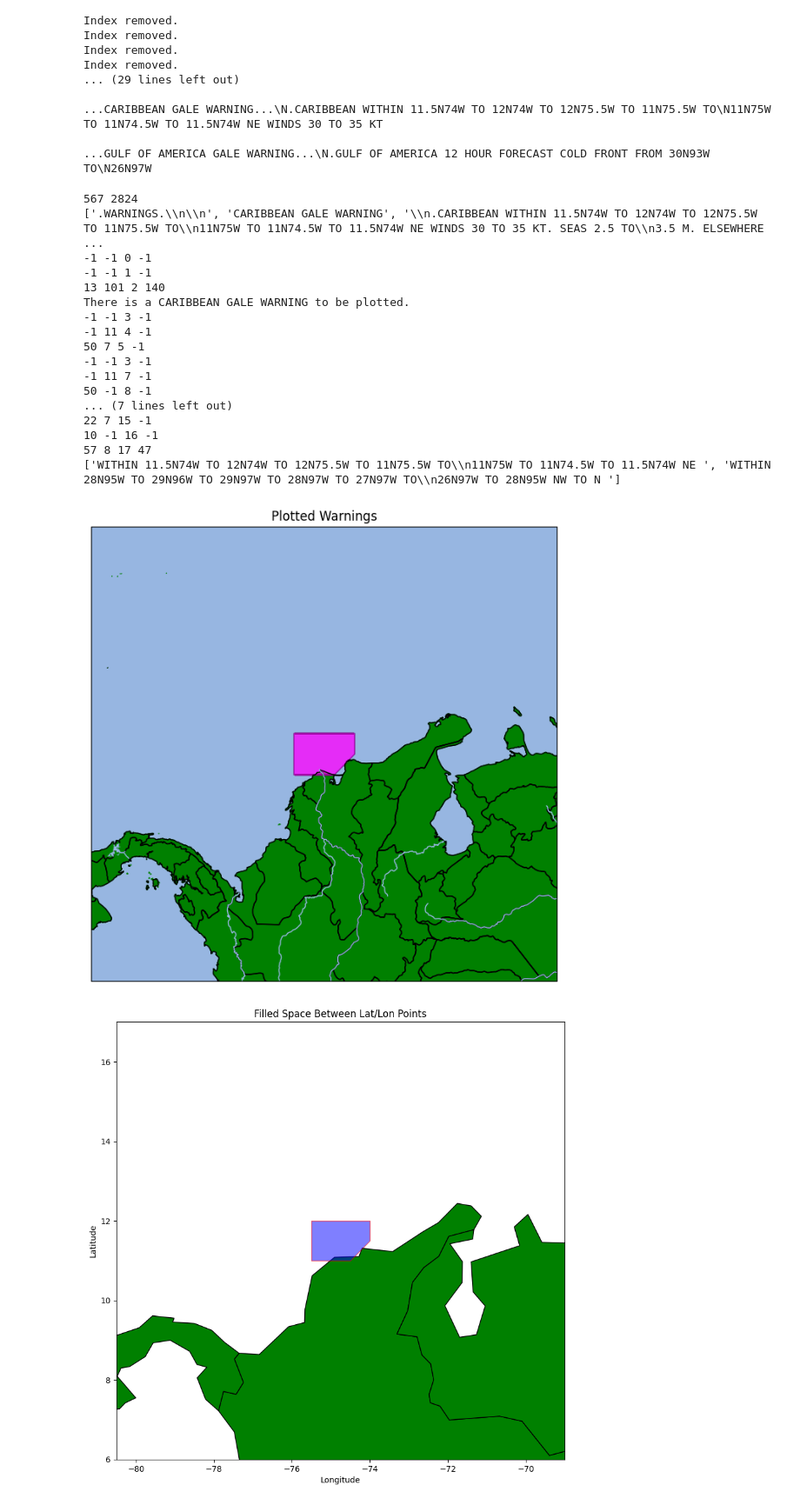
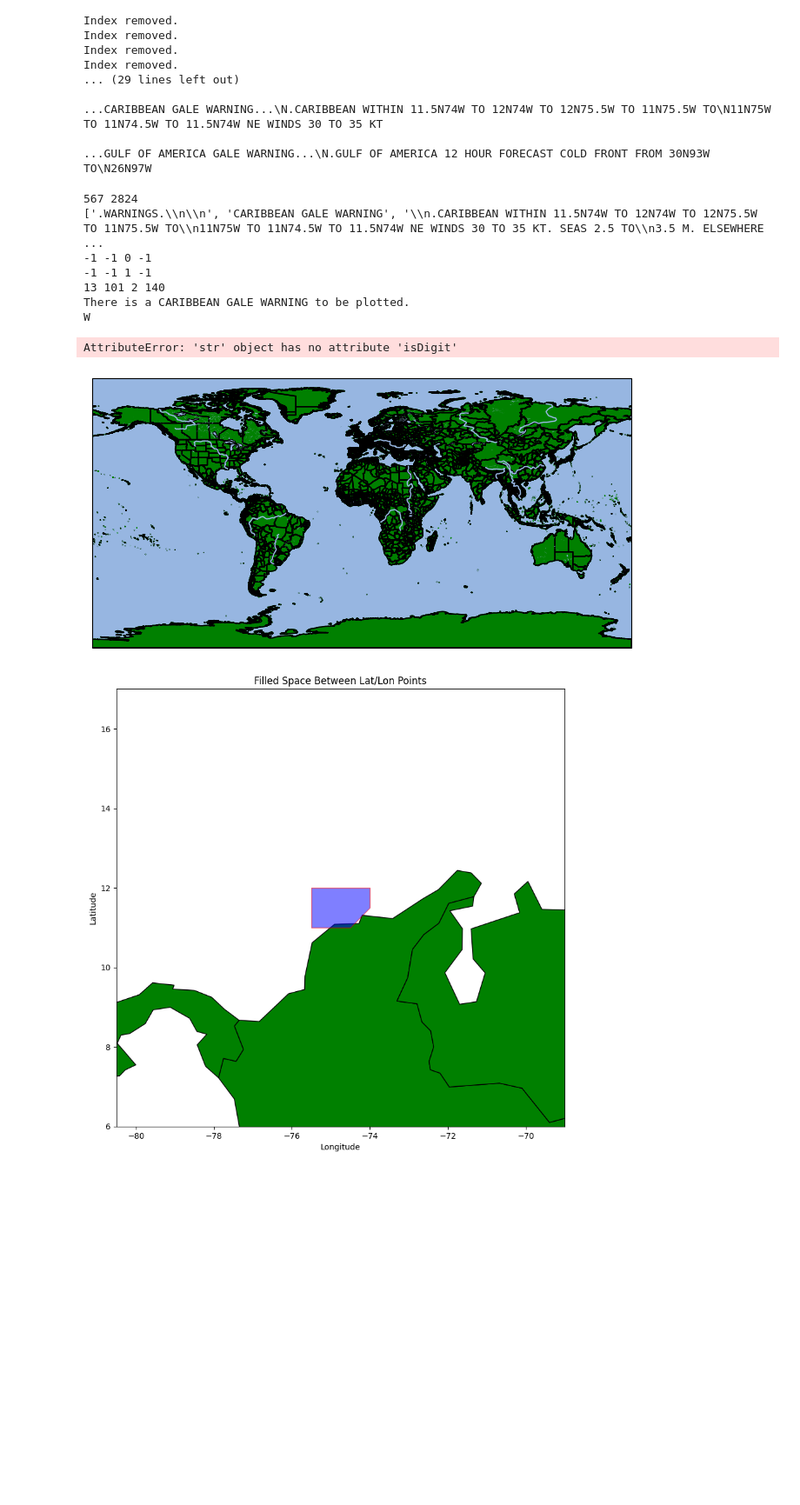
Before and after one commit to mumano/TC_watches_warnings, a Jupyter notebook: lapentaworkspace.ipynb, the cells around one changed output. Shown at 87% size. Cells and saved outputs as stored; diff of their text form; code cells hidden in the pictures; blank space fills up the shorter version.

Commit message:
define method, even though it does Not work lol

```diff
--- a/lapentaworkspace.ipynb
+++ b/lapentaworkspace.ipynb
@@ -726,6 +726,21 @@ Index removed.
 
 ...GULF OF AMERICA GALE WARNING...\N.GULF OF AMERICA 12 HOUR FORECAST COLD FRONT FROM 30N93W TO\N26N97W
 # %%
+## this method should take in a string and traverse through the string to obtain the numbers of lat and lon (North and West)
+## and return them in their respective lists for the code to use. lats n lons returned will be used for plotting polygons
+## and should be in list format. each index should contain a number (integer or decimal or float; !str)
+def get_polypoints(data_points):
+    lats = []
+    lons = []
+    for each in data_points:
+        print(each)
+        if(each.isDigit()):
+            lats.append(each[:each.index('N')])
+            lons.append(each[each.index('N')+1:each[each.index('W')]])
+        else:
+            print('-')
+    return lats, (lons*-1) ## returns lats & lons that have been collected; lons is multplied by -1 to reflect western hem.
+
 app_warns = []
 url = f'https://www.nhc.noaa.gov/archive/text/HSFAT2/2026/HSFAT2.202601100317.txt'
 infile = urllib.request.urlopen(url)
@@ -736,6 +751,8 @@ f = str(f)[first:sec]      ## splices and shortens the report so that only the w
 print(first, sec)
 fs = f.split('...')        ## found to be the best/easiest split to obtain lat/lon
 print(fs)
+
+## lists for different types of warnings (if applicable) but these may not be needed
 polyg_list = []
 polyh_list = []
 polys_list = []
@@ -765,9 +782,9 @@ if(f.find('WARNINGS') != -1):
             if((fs.index(each)-1 is not None) and fs[(fs.index(each)-1)].find('GALE WARNING') > -1):
                 print(f'There is a {fs[(fs.index(each)-1)]} to be plotted.')
                 ## code for extrapulating lat/lon and plotting polygon for gale warnings occurs here
-
-                lats = [11.5, 12, 12, 11, 11, 11, 11.5]             ## tested lats for plotting
-                lons = [-74, -74, -75.5, -75.5, -75, -74.5, -74]    ## tested lons for plotting
+                get_polypoints(each[tempf:temps])
+                #lats = [11.5, 12, 12, 11, 11, 11, 11.5]             ## tested lats for plotting
+                #lons = [-74, -74, -75.5, -75.5, -75, -74.5, -74]    ## tested lons for plotting
                 poly_geometry = Polygon(zip(lons, lats))
                 #polyg_list.append(poly_geometry)
                 gdf_poly = gpd.GeoDataFrame({'geometry': [poly_geometry]}, crs="EPSG:4326")
@@ -801,45 +818,36 @@ if(f.find('WARNINGS') != -1):
                 gdf_poly.plot(ax=ax, color='yellow', alpha=0.5, edgecolor='black')
 
 else:
     print(f'There are currently no polygons to plot.')
     quit()      ## forces the script to terminate as there is nothing to plot
 
 print(app_warns)
 
 #lats = [11.5, 12, 12, 11, 11, 11, 11.5]             ## tested lats for plotting
 #lons = [-74, -74, -75.5, -75.5, -75, -74.5, -74]    ## tested lons for plotting
 
 ax.set_xlim([min(lons)-5, max(lons)+5])         ## may need to change if there are multiple plots
 ax.set_ylim([min(lats)-5, max(lats)+5])         ## may need to change if there are multiple plots
 
 ## puts polygons into one file to take in.
 ## this is example plotting, actual plotting will be inside the else-if series
 #poly_geometry = Polygon(zip(lons, lats))
 #gdf_poly = gpd.GeoDataFrame({'geometry': [poly_geometry]}, crs="EPSG:4326")
 #world.plot(ax=ax, color='green', edgecolor='black')
 #gdf_poly.plot(ax=ax, color='magenta', alpha=0.5, edgecolor='red')
 
 plt.title("Plotted Warnings")
 plt.show()
 # %% [output]
 567 2824
 ['.WARNINGS.\\n\\n', 'CARIBBEAN GALE WARNING', '\\n.CARIBBEAN WITHIN 11.5N74W TO 12N74W TO 12N75.5W TO 11N75.5W TO\\n11N75W TO 11N74.5W TO 11.5N74W NE WINDS 30 TO 35 KT. SEAS 2.5 TO\\n3.5 M. ELSEWHERE ...
 -1 -1 0 -1
 -1 -1 1 -1
 13 101 2 140
 There is a CARIBBEAN GALE WARNING to be plotted.
--1 -1 3 -1
--1 11 4 -1
-50 7 5 -1
--1 -1 3 -1
--1 11 7 -1
-50 -1 8 -1
-... (7 lines left out)
-22 7 15 -1
-10 -1 16 -1
-57 8 17 47
-['WITHIN 11.5N74W TO 12N74W TO 12N75.5W TO 11N75.5W TO\\n11N75W TO 11N74.5W TO 11.5N74W NE ', 'WITHIN 28N95W TO 29N96W TO 29N97W TO 28N97W TO 27N97W TO\\n26N97W TO 28N95W NW TO N ']
+W
+AttributeError: 'str' object has no attribute 'isDigit'
-[figure, old version]
+[figure, new version]
 # %%
 #fig, ax = plt.subplots(subplot_kw={'projection': ccrs.Mercator()}, figsize=(10, 5))
 #ax.stock_img()
```
